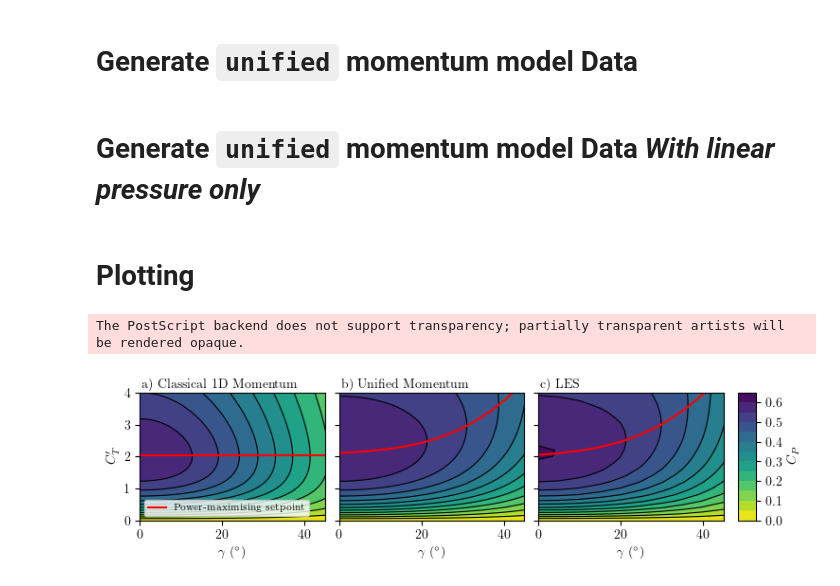
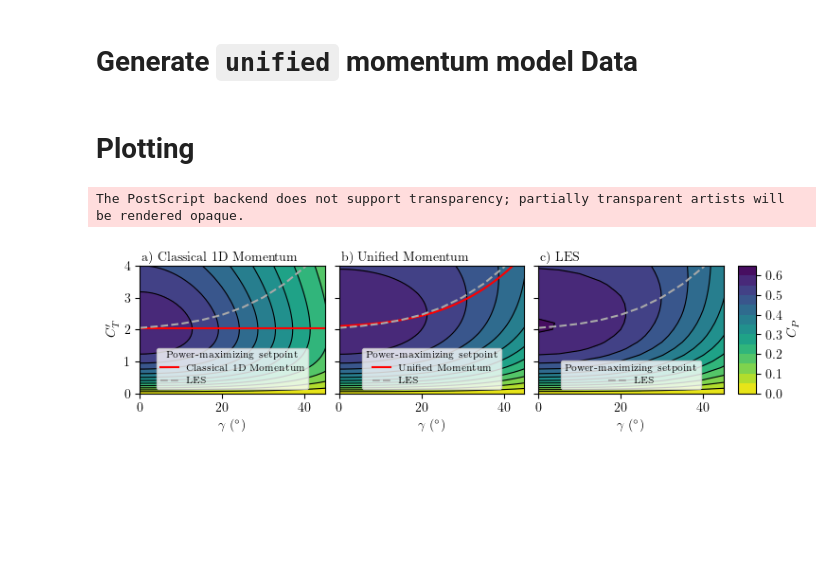
Before and after one commit to Howland-Lab/Unified-Momentum-Model, a Jupyter notebook: figures/figure_04_power_contour.ipynb, the cells around one changed output. Saved outputs shown, nothing was run; the diff lists cells and outputs as text; code cells hidden in the pictures; blank space fills up the shorter version.

Commit message:
update figure 4 with LES setpoints as reference.

```diff
--- a/figures/figure_04_power_contour.ipynb
+++ b/figures/figure_04_power_contour.ipynb
@@ -46,13 +43,13 @@ class ContourData:
     def data(self) -> Tuple[ArrayLike]:
         return self.yaw, self.Ctprime, self.Cp
 
-    def power_maximising_setpoints(self) -> (ArrayLike, ArrayLike):
+    def power_maximising_setpoints(self) -> tuple[ArrayLike, ArrayLike]:
         return (
             self.yaw[self.yaw < 40],
             self.Ctprime[np.argmax(self.Cp, axis=1)[self.yaw < 40]],
         )
 
-    def smooth_power_maximising_setpoints(self, k=3, s=None) -> (ArrayLike, ArrayLike):
+    def smooth_power_maximising_setpoints(self, k=3, s=None) -> tuple[ArrayLike, ArrayLike]:
         _yaw, _ctprime = self.power_maximising_setpoints()
         spline = UnivariateSpline(_yaw, _ctprime, k=k, s=s)
         return self.yaw, spline(self.yaw)
@@ -98,21 +95,6 @@ for i, yaw in enumerate(yaws):
         Cps[i, j] = 0 if np.isnan(sol.Cp) else sol.Cp
 
 results["unified"] = ContourData(yaws, Ctprimes, Cps)
-# %% [markdown]
-# Generate `unified` momentum model Data *With linear pressure only*
-# %%
-Ctprimes = np.linspace(0, 4, 50)
-yaws = np.linspace(0, 50, 51)
-
-Cps = np.zeros((len(yaws), len(Ctprimes)))
-model = Momentum.UnifiedMomentum(cached=False, max_iter=0)
-
-for i, yaw in enumerate(yaws):
-    for j, Ctprime in enumerate(Ctprimes):
-        sol = model(Ctprime, np.deg2rad(yaw))
-        Cps[i, j] = 0 if np.isnan(sol.Cp) else sol.Cp
-
-results["linear"] = ContourData(yaws, Ctprimes, Cps)
 # %% [markdown]
 # Plotting
 # %%
@@ -132,42 +114,53 @@ labels = {
     "unified": "b) Unified Momentum",
     "LES": "c) LES",
 }
+line_styles = {
+    "classical": dict(c="r", ms=5, ls="-", label="Classical 1D Momentum"),
+    "unified": dict(c="r", ms=5, ls="-", label="Unified Momentum"),
+    "LES": dict(c="darkgrey", ms=5, ls="--", label="LES"),
+}
 for key, ax in zip(["classical", "unified", "LES"], axes):
     yaw, Ctprime, Cp = results[key].data()
     CF = ax.contourf(yaw, Ctprime, Cp.T, levels=levels, cmap="viridis_r")
     CS = ax.contour(yaw, Ctprime, Cp.T, levels=levels, colors="k", linewidths=0.8)
 
     ax.text(
         0.01,
         1 + 0.01,
         labels[key],
         ha="left",
         va="bottom",
         transform=ax.transAxes,
     )
 
-    ax.plot(
-        *results[key].smooth_power_maximising_setpoints(k=3),
-        "r-",
-        ms=5,
-        label="Power-maximising setpoint"
-    )
+    # plot own power maximising setpoint
+    ax.plot(*results[key].smooth_power_maximising_setpoints(k=3), **line_styles[key])
 
     ax.set_xlabel("$\gamma$ ($^\circ$)")
     ax.set_xlim(0, 45)
     ax.set_ylim(0, 4)
 
+# plot LES power-maximising setpoint on plot (a) and (b).
+axes[1].plot(*results["LES"].smooth_power_maximising_setpoints(k=3), **line_styles["LES"])
+axes[0].plot(*results["LES"].smooth_power_maximising_setpoints(k=3), **line_styles["LES"])
 
 axes[0].set_ylabel("$C_T'$")
 
-axes[0].legend(loc="lower left", fontsize="x-small")
+legend1 = axes[0].legend(loc="lower center", fontsize="x-small", title="Power-maximizing setpoint")
+legend2 = axes[1].legend(loc="lower center", fontsize="x-small", title="Power-maximizing setpoint")
+legend3 = axes[2].legend(loc="lower center", fontsize="x-small", title="Power-maximizing setpoint")
+
+plt.setp(legend1.get_title(),fontsize='x-small')
+plt.setp(legend2.get_title(),fontsize='x-small')
+plt.setp(legend3.get_title(),fontsize='x-small')
+
 
 # Add colorbar to the rightmost axis
 cax = plt.subplot(gs[3])
 cbar = plt.colorbar(CF, cax=cax)
 cbar.set_label(label=r"$C_P$")
 plt.savefig(figdir / "Figure4_Cp_contour.png", dpi=500, bbox_inches="tight")
 plt.savefig(figdir_eps / "Figure4_Cp_contour.eps", bbox_inches="tight")
 # %% [output]
 The PostScript backend does not support transparency; partially transparent artists will be rendered opaque.
-[figure, old version]
+[figure, new version]
```
Also changed, not shown: parts of 2 cells of this notebook.
